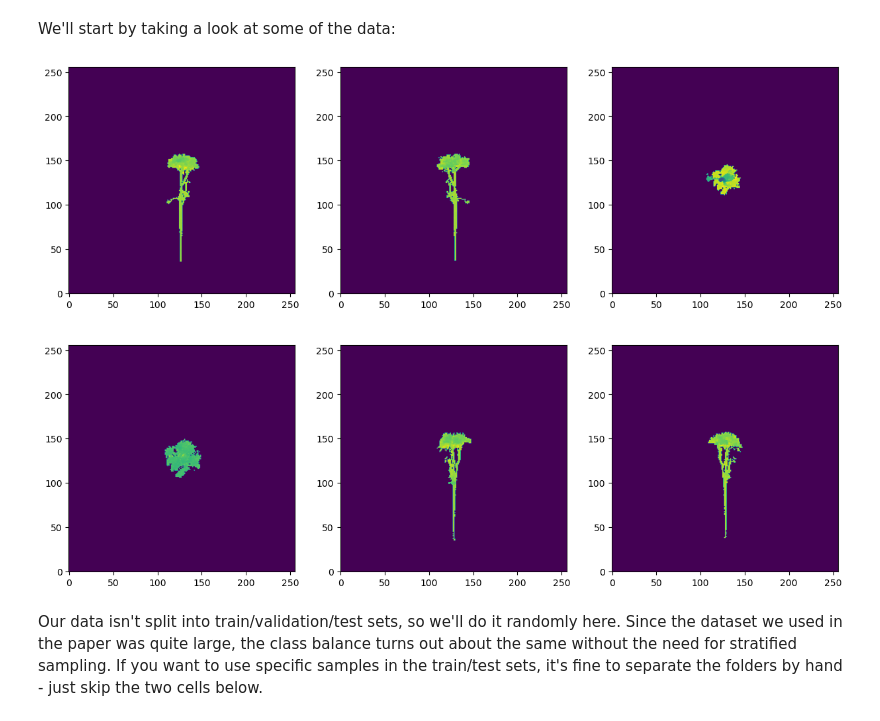
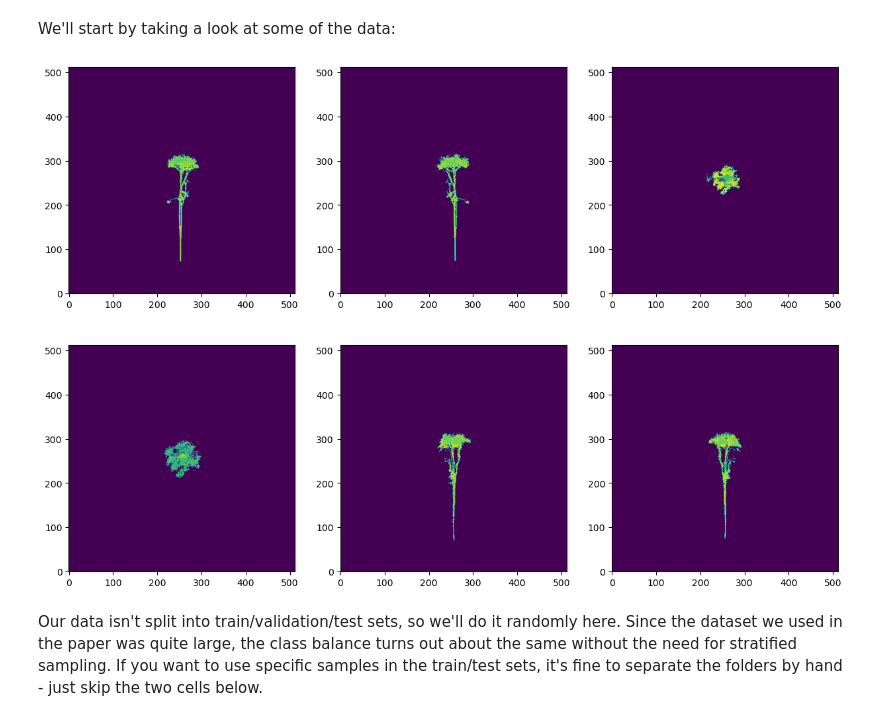
Before and after one commit to mataln/TLSpecies, a Jupyter notebook: demo.ipynb, the cells around one changed output. Saved outputs shown, nothing was run; the diff lists cells and outputs as text; code cells hidden in the pictures.

```diff
--- a/demo.ipynb
+++ b/demo.ipynb
@@ -71,11 +71,11 @@ We'll start by taking a look at some of the data:
 # %%
 cloud = utils.pc_from_txt("data/Tr3D_species/treesXYZ/70.txt") #Load from file
 cloud = utils.center_and_scale(cloud) #Center and scale into [-1,1]^3
 
-sample_images = utils.get_depth_images_from_cloud(cloud, image_dim=256) #Generate the projections
+sample_images = utils.get_depth_images_from_cloud(cloud, image_dim=512) #Generate the projections
 fig, ax = utils.plot_depth_images(sample_images, nrows=2)
 # %% [output]
-[figure, old version]
+[figure, new version]
 # %% [markdown]
 Our data isn't split into train/validation/test sets, so we'll do it randomly here. Since the dataset we used in the paper was quite large, the class balance turns out about the same without the need for stratified sampling. If you want to use specific samples in the train/test sets, it's fine to separate the folders by hand - just skip the two cells below.
 # %%
```
Also changed, not shown: parts of 3 cells of this notebook.
